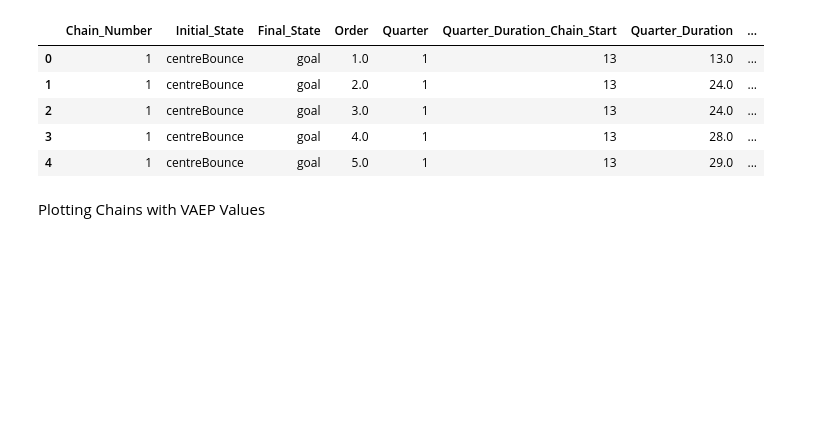
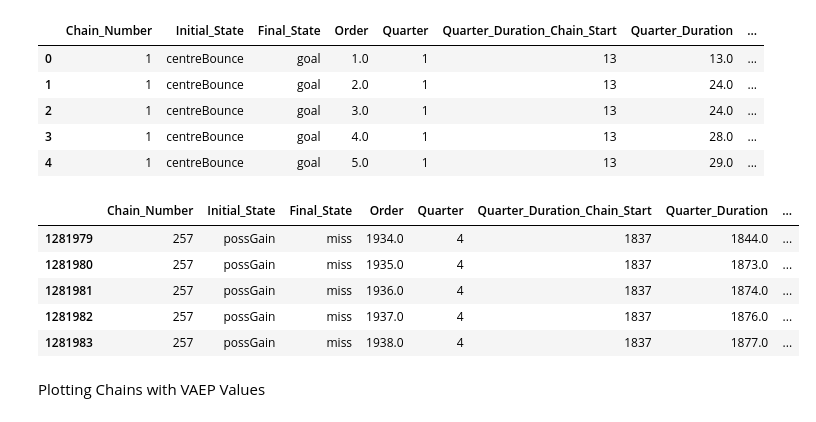
Before and after one commit to ciaran-grant/expected-vaep-model, a Jupyter notebook: notebooks/exploratory/plotting_actions.ipynb, the cells around one changed output. Saved outputs shown, nothing was run; the diff lists cells and outputs as text; code cells hidden in the pictures; blank space fills up the shorter version.

```diff
--- a/notebooks/exploratory/plotting_actions.ipynb
+++ b/notebooks/exploratory/plotting_actions.ipynb
@@ -50,6 +47,15 @@ chain_data.head()
 | 2 | 1 | centreBounce | goal | 3.0 | 1 | 13 | 24.0 | ... |
 | 3 | 1 | centreBounce | goal | 4.0 | 1 | 13 | 28.0 | ... |
 | 4 | 1 | centreBounce | goal | 5.0 | 1 | 13 | 29.0 | ... |
+# %%
+chain_data.tail()
+# %% [output]
+|  | Chain_Number | Initial_State | Final_State | Order | Quarter | Quarter_Duration_Chain_Start | Quarter_Duration | ... |
+| 1281979 | 257 | possGain | miss | 1934.0 | 4 | 1837 | 1844.0 | ... |
+| 1281980 | 257 | possGain | miss | 1935.0 | 4 | 1837 | 1873.0 | ... |
+| 1281981 | 257 | possGain | miss | 1936.0 | 4 | 1837 | 1874.0 | ... |
+| 1281982 | 257 | possGain | miss | 1937.0 | 4 | 1837 | 1876.0 | ... |
+| 1281983 | 257 | possGain | miss | 1938.0 | 4 | 1837 | 1877.0 | ... |
 # %% [markdown]
 Plotting Chains with VAEP Values
 # %%
```
Also changed, not shown: parts of 7 cells of this notebook, 8 other files.
